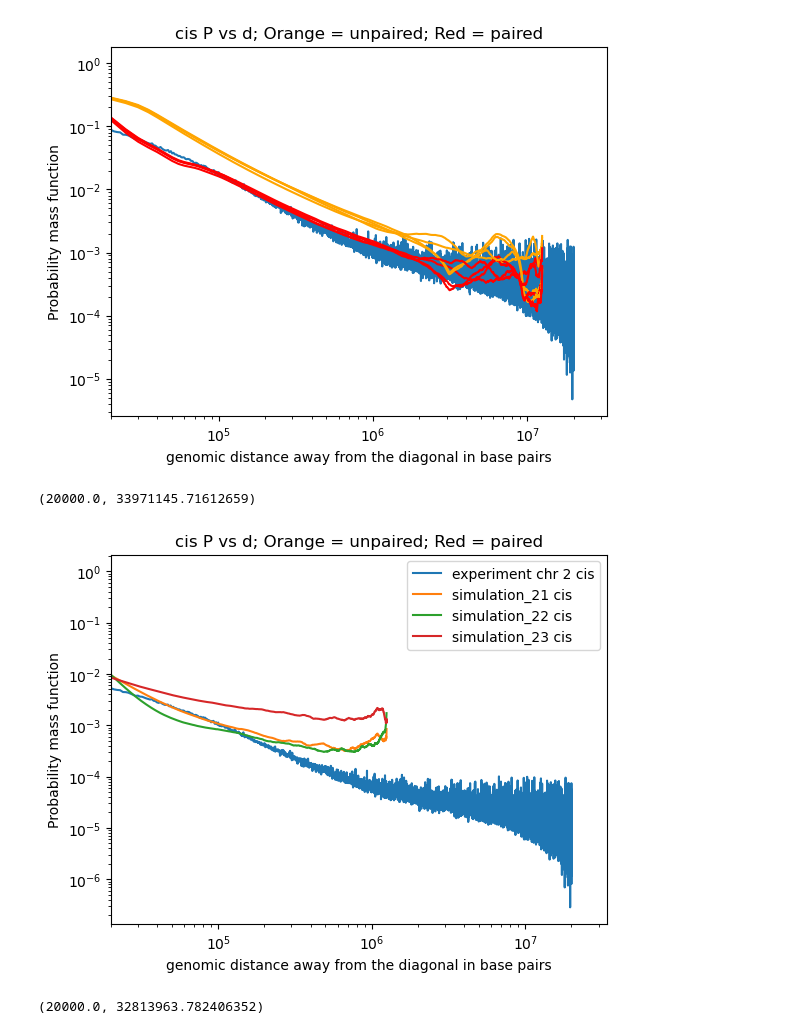
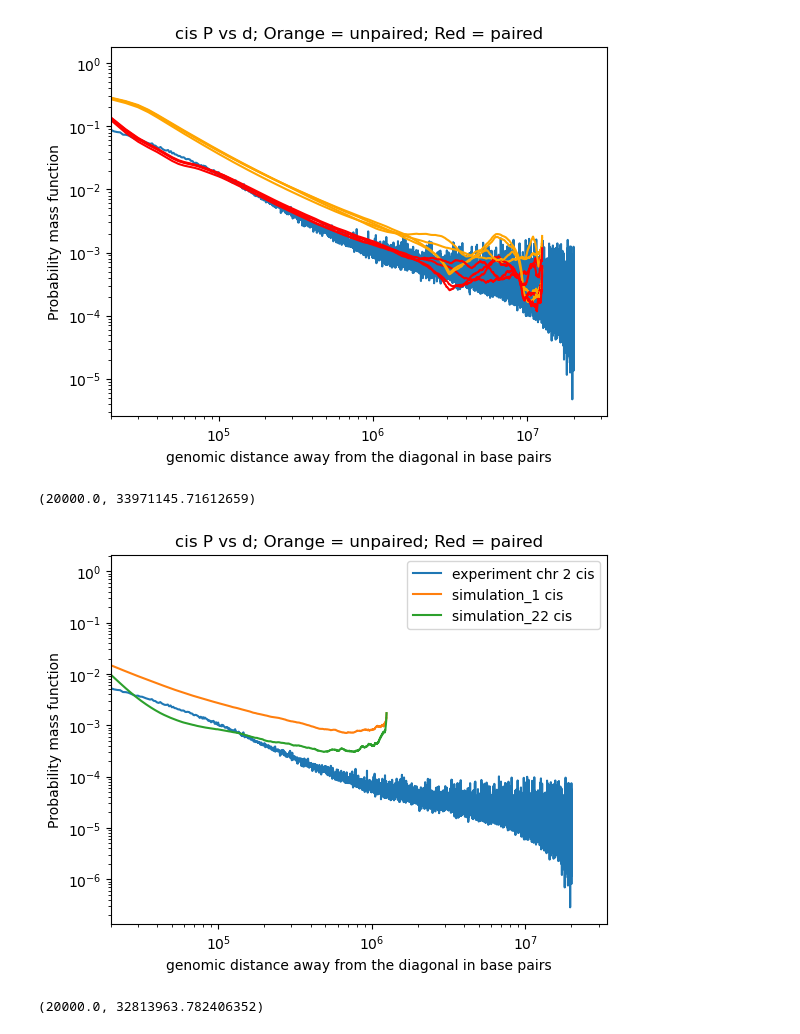
Before and after one commit to DiPierroLab/Douglas, a Jupyter notebook: 6_extra_tools/P_vs_d_experimental_compare_computational.ipynb, the cells around one changed output. Cells and saved outputs as stored; diff of their text form; code cells hidden in the pictures.

```diff
--- a/6_extra_tools/P_vs_d_experimental_compare_computational.ipynb
+++ b/6_extra_tools/P_vs_d_experimental_compare_computational.ipynb
@@ -102,28 +102,29 @@ plt.xlim(2e4)
 # %%
 # CIS directories 21, 22, and 23
 # Plot average normalized cis Hi-C contact probability vs genomic distance (in kilobases)
 
 # Plot cis experimental data
 bin_size = 1000 # base pairs
 plt.plot(bin_size*d_experiment_20000kb, 3*P_cis_experiment, label='experiment chr 2 cis')
 
 # Plot cis simulation data
 bead_size = 500# in base pairs; tune to line up the pmfs.
-plt.plot(bead_size*d_simulation_2500beads, P_cis_simulation_21, label='simulation_21 cis')
+plt.plot(bead_size*d_simulation_2500beads, P_cis_simulation_1, label='simulation_1 cis')
+#plt.plot(bead_size*d_simulation_2500beads, P_cis_simulation_21, label='simulation_21 cis')
 plt.plot(bead_size*d_simulation_2500beads, P_cis_simulation_22, label='simulation_22 cis')
-plt.plot(bead_size*d_simulation_2500beads, P_cis_simulation_23, label='simulation_23 cis')
+#plt.plot(bead_size*d_simulation_2500beads, P_cis_simulation_23, label='simulation_23 cis')
 
 # Plot settings
 plt.title('cis P vs d; Orange = unpaired; Red = paired')
 plt.legend()
 plt.xlabel('genomic distance away from the diagonal in base pairs')
 plt.xscale('log')
 plt.ylabel('Probability mass function')
 plt.yscale('log')
 plt.xlim(2e4)
 # %% [output]
 (20000.0, 33971145.71612659)
-[figure, old version]
+[figure, new version]
 # %%
 # TRANS
 # Plot average normalized trans Hi-C contact probability vs genomic distance (in kilobases)
```
Also changed, not shown: 1 other file.
